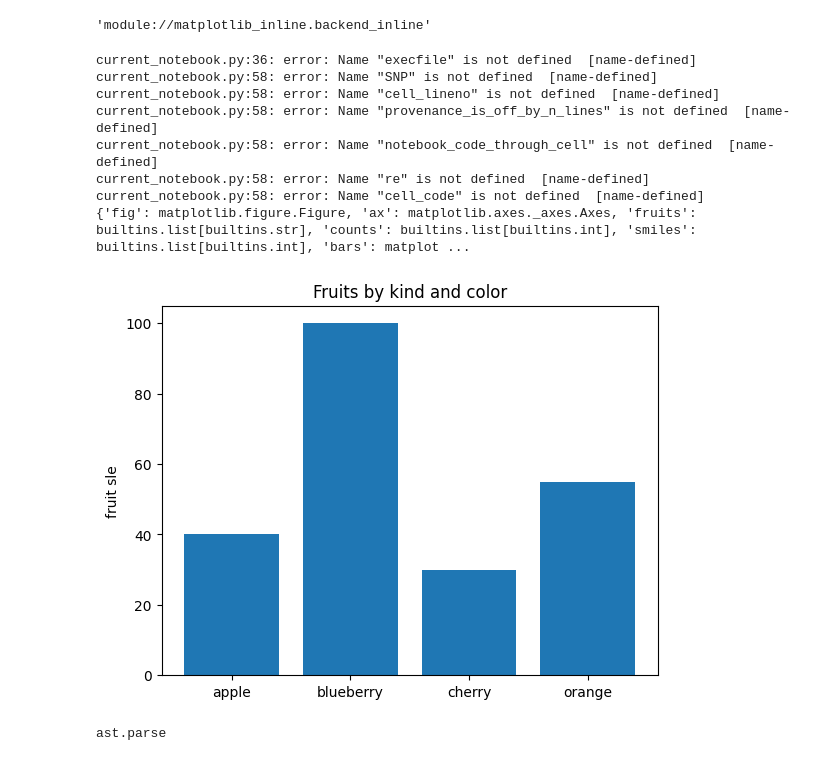
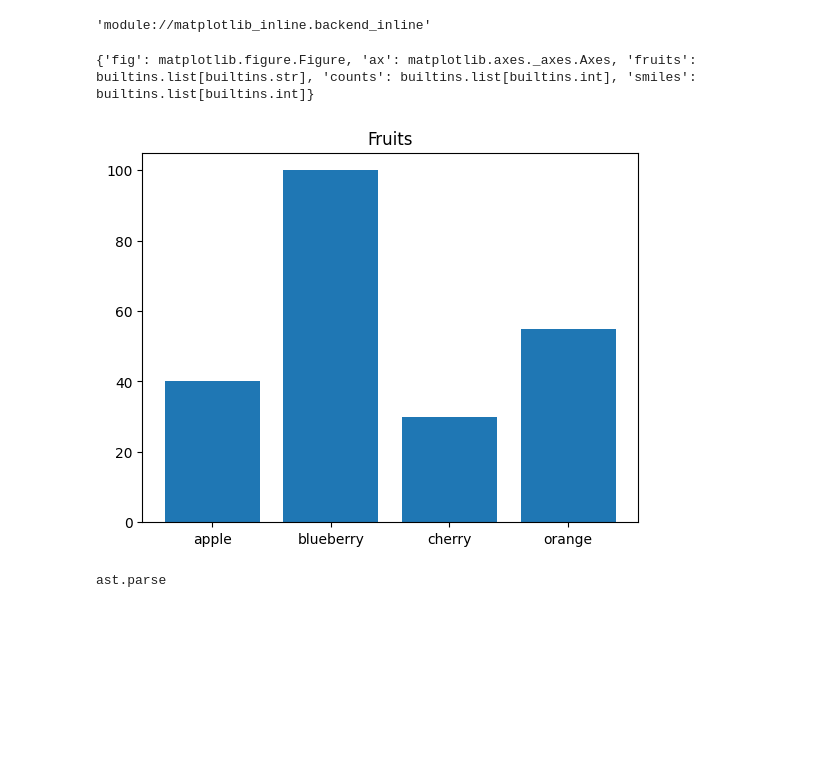
Before and after one commit to brianhempel/sketch-n-plot, a Jupyter notebook: Sketch-n-Plot.ipynb, the cells around one changed output. Cells and saved outputs as stored; diff of their text form; code cells hidden in the pictures; blank space fills up the shorter version.

```diff
--- a/Sketch-n-Plot.ipynb
+++ b/Sketch-n-Plot.ipynb
@@ -55,25 +55,23 @@ execfile("snp.py")
 # %%
 plt.ioff() # Someday I will figure out how to supress the extra plot
 fig, ax = plt.subplots()
 
 fruits = ['apple', 'blueberry', 'cherry', 'orange']
 counts = [40, 100, 30, 55]
 smiles = [1,23,10,100]
-bars = ax.bar(fruits, counts)
-ax.set_ylabel("fruit sle")
-ax.set_title("Fruits by kind and color")
+
+
+
+
+
+ax.bar(fruits, counts)
+ax.set_title("Fruits")
+ax.set_xlabel("")
 
 SNP(fig, locals(), cell_lineno, provenance_is_off_by_n_lines, notebook_code_through_cell, user_names=set(re.compile(r'\b').split(cell_code)))
 # %% [output]
-current_notebook.py:36: error: Name "execfile" is not defined  [name-defined]
-current_notebook.py:58: error: Name "SNP" is not defined  [name-defined]
-current_notebook.py:58: error: Name "cell_lineno" is not defined  [name-defined]
-current_notebook.py:58: error: Name "provenance_is_off_by_n_lines" is not defined  [name-defined]
-current_notebook.py:58: error: Name "notebook_code_through_cell" is not defined  [name-defined]
-current_notebook.py:58: error: Name "re" is not defined  [name-defined]
-current_notebook.py:58: error: Name "cell_code" is not defined  [name-defined]
-{'fig': matplotlib.figure.Figure, 'ax': matplotlib.axes._axes.Axes, 'fruits': builtins.list[builtins.str], 'counts': builtins.list[builtins.int], 'smiles': builtins.list[builtins.int], 'bars': matplot ...
+{'fig': matplotlib.figure.Figure, 'ax': matplotlib.axes._axes.Axes, 'fruits': builtins.list[builtins.str], 'counts': builtins.list[builtins.int], 'smiles': builtins.list[builtins.int]}
-[figure, old version]
+[figure, new version]
 # %%
 ast.parse("\"asdf\"").body[0].value
 # %% [output]
```
Also changed, not shown: 5 other files.
